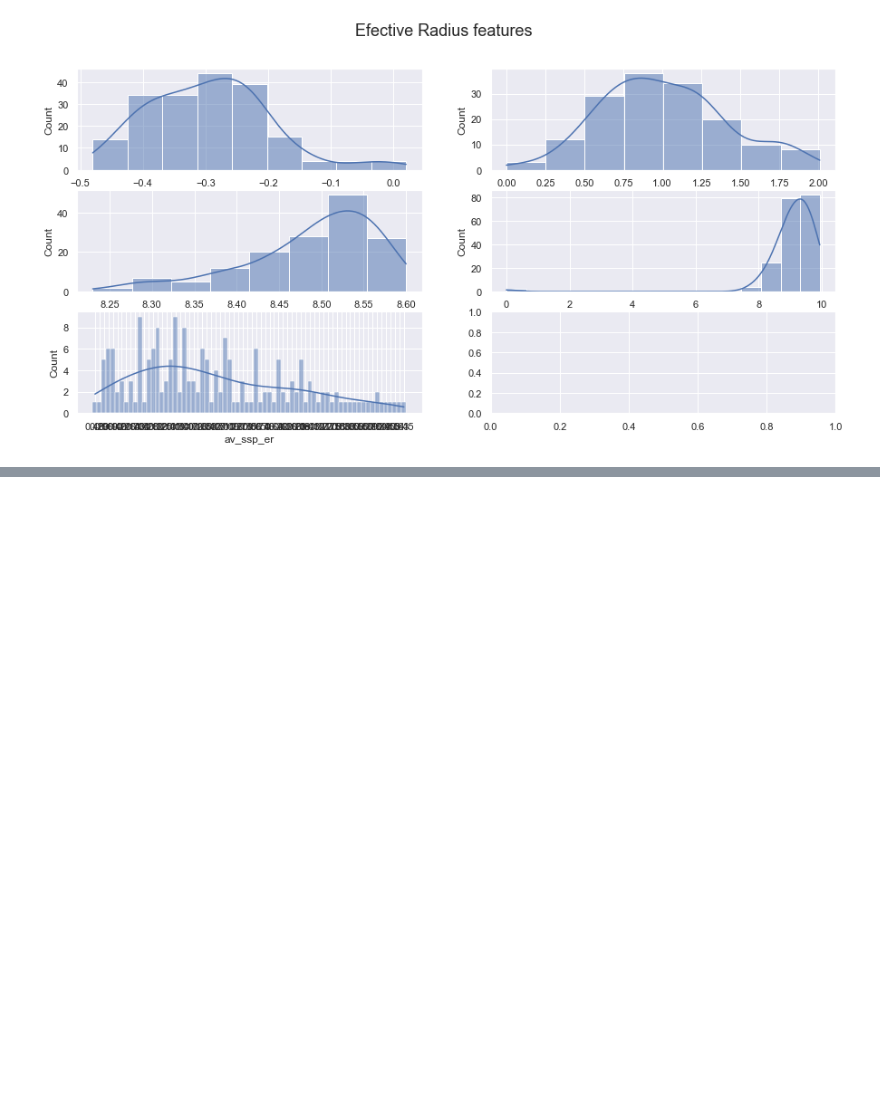
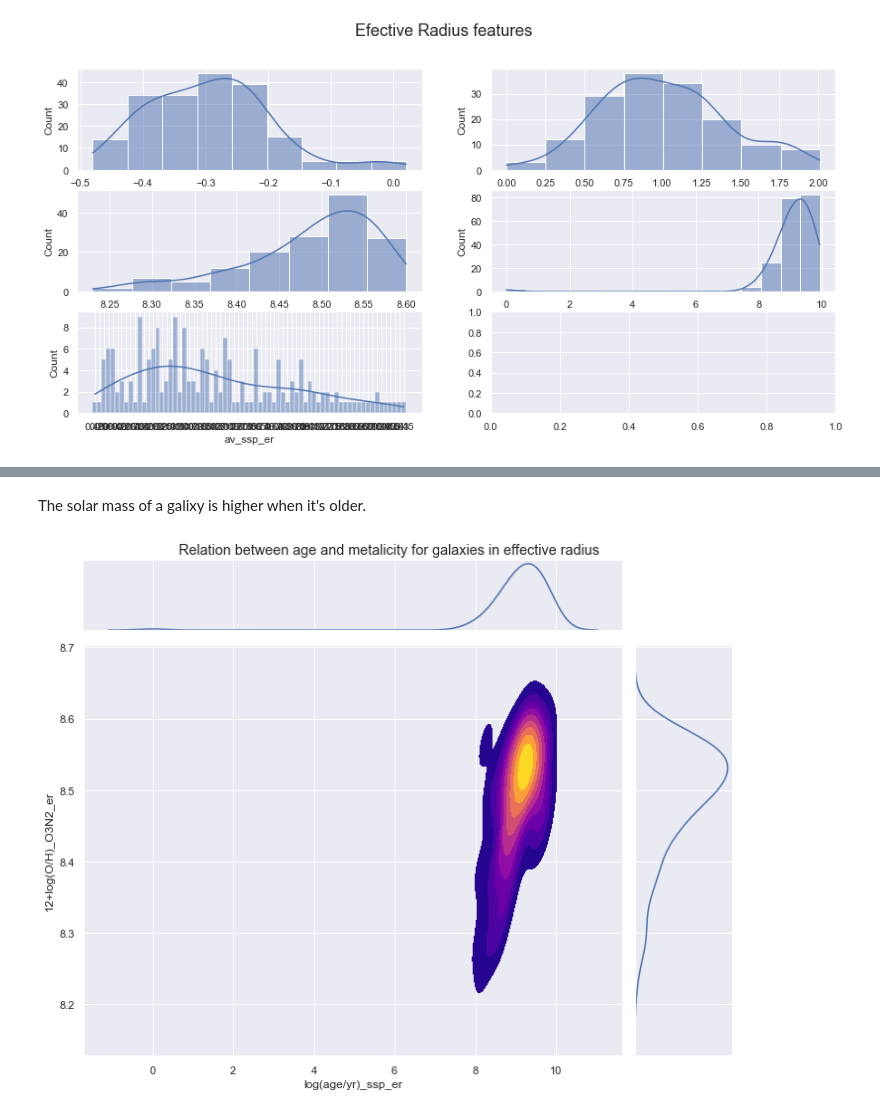
Before and after one commit to nestornav/astroestadistica_2022, a Jupyter notebook: notebooks/pipe3d_data_analysis.ipynb, the cells around one changed output, grey strips where cells are left out. Cells and saved outputs as stored; diff of their text form; code cells hidden in the pictures; blank space fills up the shorter version.

```diff
--- a/notebooks/pipe3d_data_analysis.ipynb
+++ b/notebooks/pipe3d_data_analysis.ipynb
@@ -271,0 +308,14 @@ sns.histplot(data=df, x='av_ssp_er', kde=True, ax=axs[2,0], bins='scott')
+# %% [markdown]
+The solar mass of a galixy is higher when it's older.
+# %%
+grid = sns.jointplot(x=df['log(age/yr)_ssp_er'], y=df['12+log(O/H)_O3N2_er'],
+              cmap='plasma', shade=True, kind='kde')
+
+grid.fig.set_figwidth(10)
+grid.fig.set_figheight(8)
+
+grid.fig.suptitle("Relation between age and metalicity for galaxies in effective radius")
+grid.fig.tight_layout()
+grid.fig.subplots_adjust(top=0.95)
+# %% [output]
+[figure, added]
```
Also changed, not shown: parts of 13 cells of this notebook.
